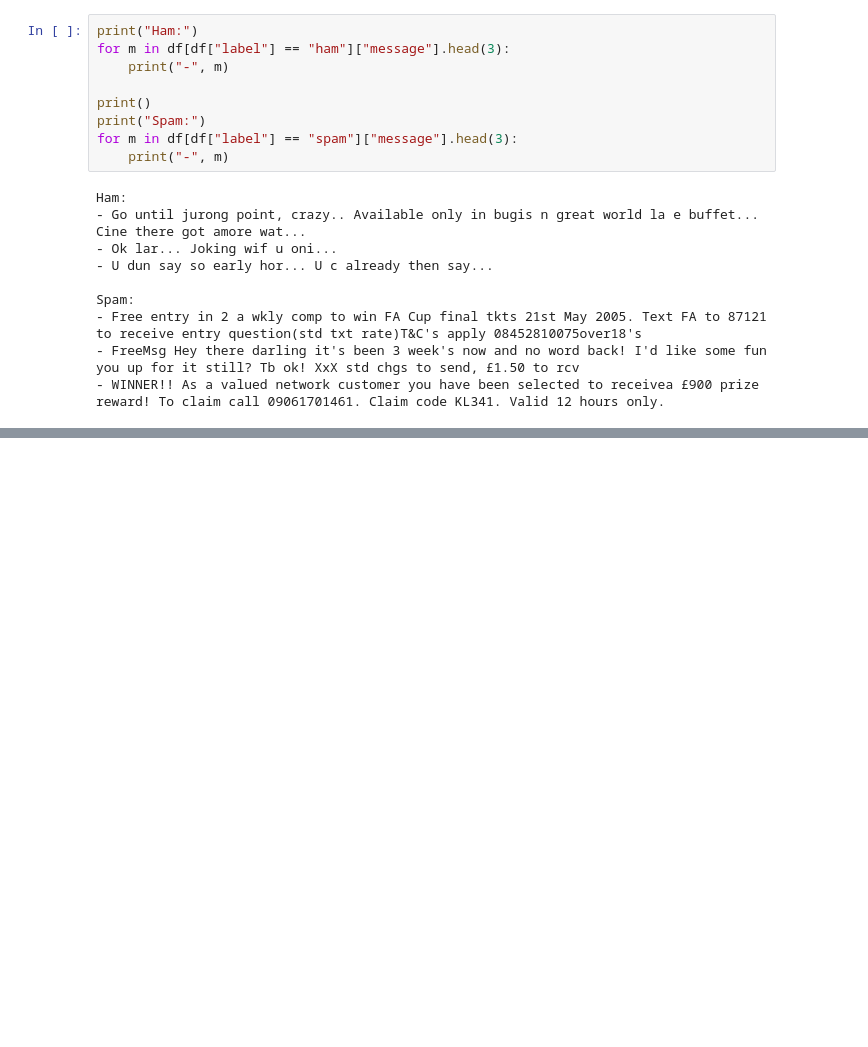
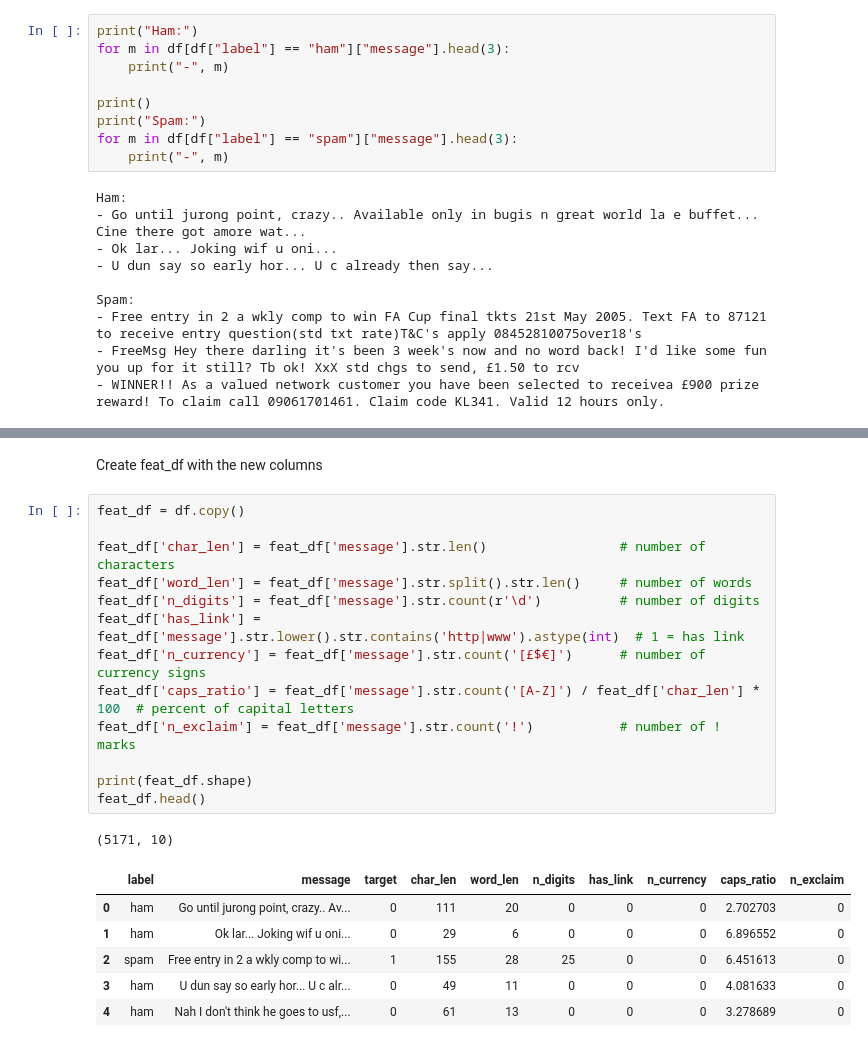
Before and after one commit to zahrss0r/DS483-SMS-Spam-Detection-Project, a Jupyter notebook: DS483_SMS_Spam.ipynb, the cells around one changed output, grey strips where cells are left out. Drawn from its saved outputs; the diff is of its cells as text; blank space fills up the shorter version.

```diff
--- a/DS483_SMS_Spam.ipynb
+++ b/DS483_SMS_Spam.ipynb
@@ -175,0 +179,23 @@ Spam:
+# %% [markdown]
+Create feat_df with the new columns
+# %%
+feat_df = df.copy()
+
+feat_df['char_len'] = feat_df['message'].str.len()                 # number of characters
+feat_df['word_len'] = feat_df['message'].str.split().str.len()     # number of words
+feat_df['n_digits'] = feat_df['message'].str.count(r'\d')          # number of digits
+feat_df['has_link'] = feat_df['message'].str.lower().str.contains('http|www').astype(int)  # 1 = has link
+feat_df['n_currency'] = feat_df['message'].str.count('[£$€]')      # number of currency signs
+feat_df['caps_ratio'] = feat_df['message'].str.count('[A-Z]') / feat_df['char_len'] * 100  # percent of capital letters
+feat_df['n_exclaim'] = feat_df['message'].str.count('!')           # number of ! marks
+
+print(feat_df.shape)
+feat_df.head()
+# %% [output]
+(5171, 10)
+|  | label | message | target | char_len | word_len | n_digits | has_link | n_currency | caps_ratio | n_exclaim |
+| 0 | ham | Go until jurong point, crazy.. Av... | 0 | 111 | 20 | 0 | 0 | 0 | 2.702703 | 0 |
+| 1 | ham | Ok lar... Joking wif u oni... | 0 | 29 | 6 | 0 | 0 | 0 | 6.896552 | 0 |
+| 2 | spam | Free entry in 2 a wkly comp to wi... | 1 | 155 | 28 | 25 | 0 | 0 | 6.451613 | 0 |
+| 3 | ham | U dun say so early hor... U c alr... | 0 | 49 | 11 | 0 | 0 | 0 | 4.081633 | 0 |
+| 4 | ham | Nah I don't think he goes to usf,... | 0 | 61 | 13 | 0 | 0 | 0 | 3.278689 | 0 |
```
Also changed, not shown: parts of 10 cells of this notebook.
